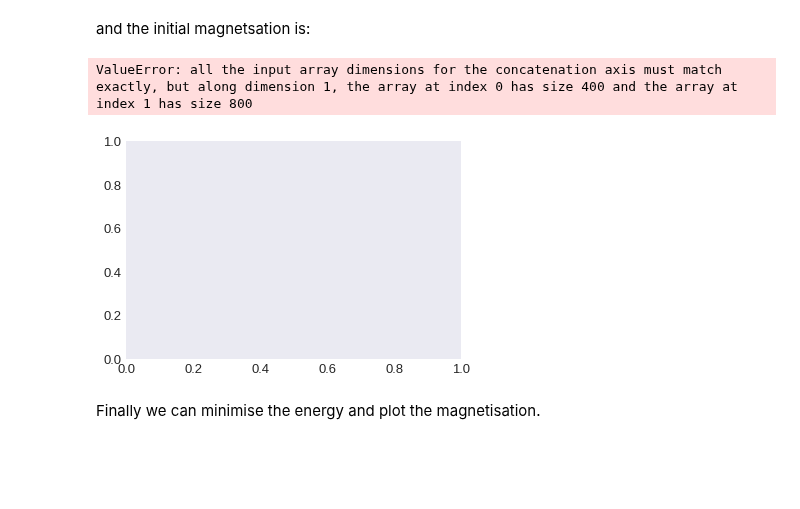
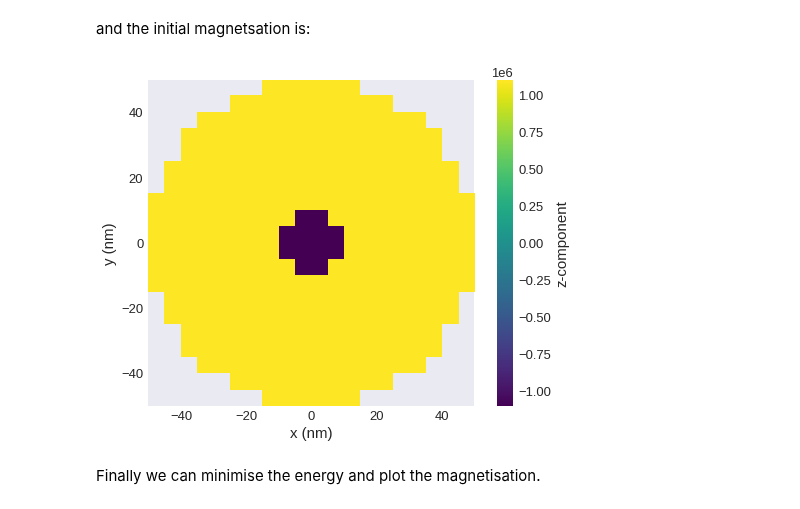
Before and after one commit to ubermag/oommfc, a Jupyter notebook: docs/ipynb/13-tutorial-skyrmion.ipynb, the cells around one changed output. Cells and saved outputs as stored; diff of their text form; code cells hidden in the pictures; blank space fills up the shorter version.

```diff
--- a/docs/ipynb/13-tutorial-skyrmion.ipynb
+++ b/docs/ipynb/13-tutorial-skyrmion.ipynb
@@ -74,10 +74,9 @@ Plot(antialias=3, axes=['x', 'y', 'z'], axes_helper=1.0, background_color=167772
 # %% [markdown]
 and the initial magnetsation is:
 # %%
-system.m.plane('z').mpl(scalar_lightness_field=system.m.z)
+system.m.plane('z').mpl()
 # %% [output]
-ValueError: all the input array dimensions for the concatenation axis must match exactly, but along dimension 1, the array at index 0 has size 400 and the array at index 1 has size 800
-[figure, old version]
+[figure, new version]
 # %% [markdown]
 Finally we can minimise the energy and plot the magnetisation.
 # %%
```
Also changed, not shown: parts of 5 cells of this notebook.
